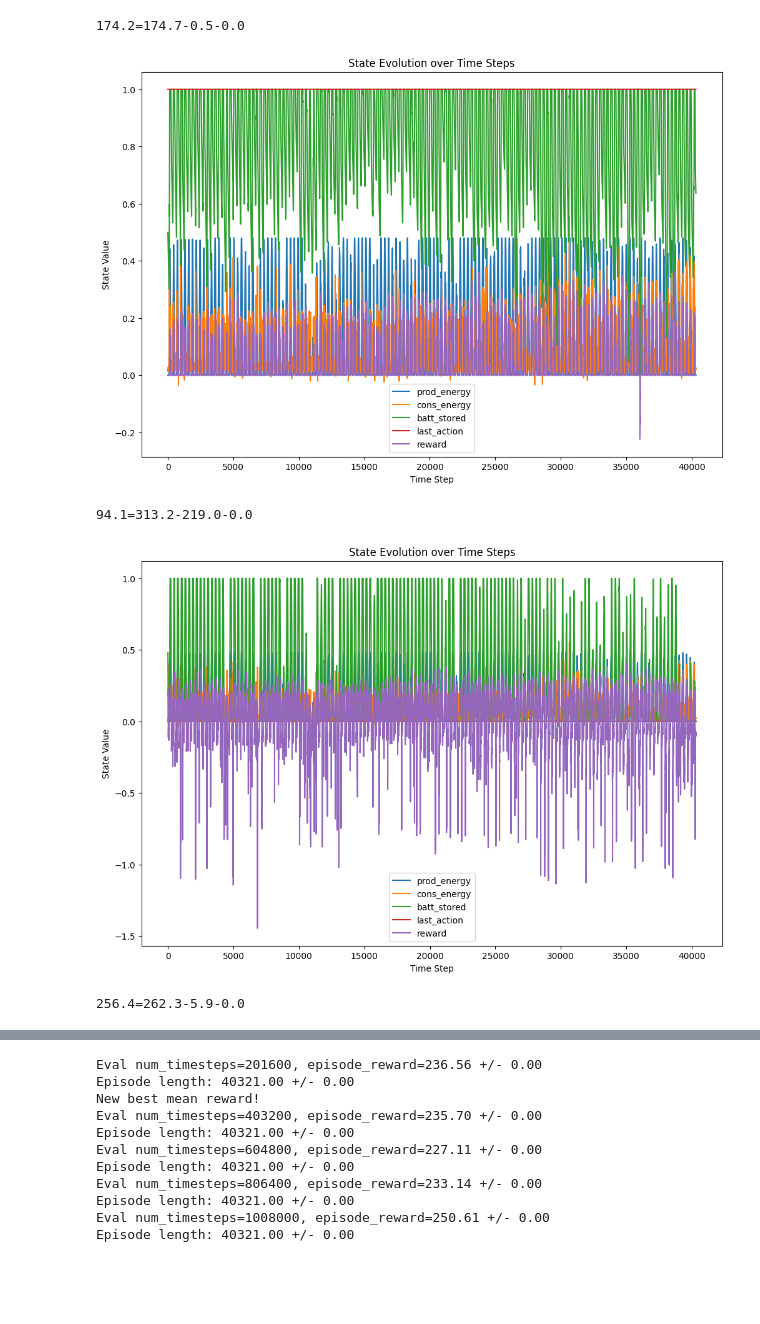
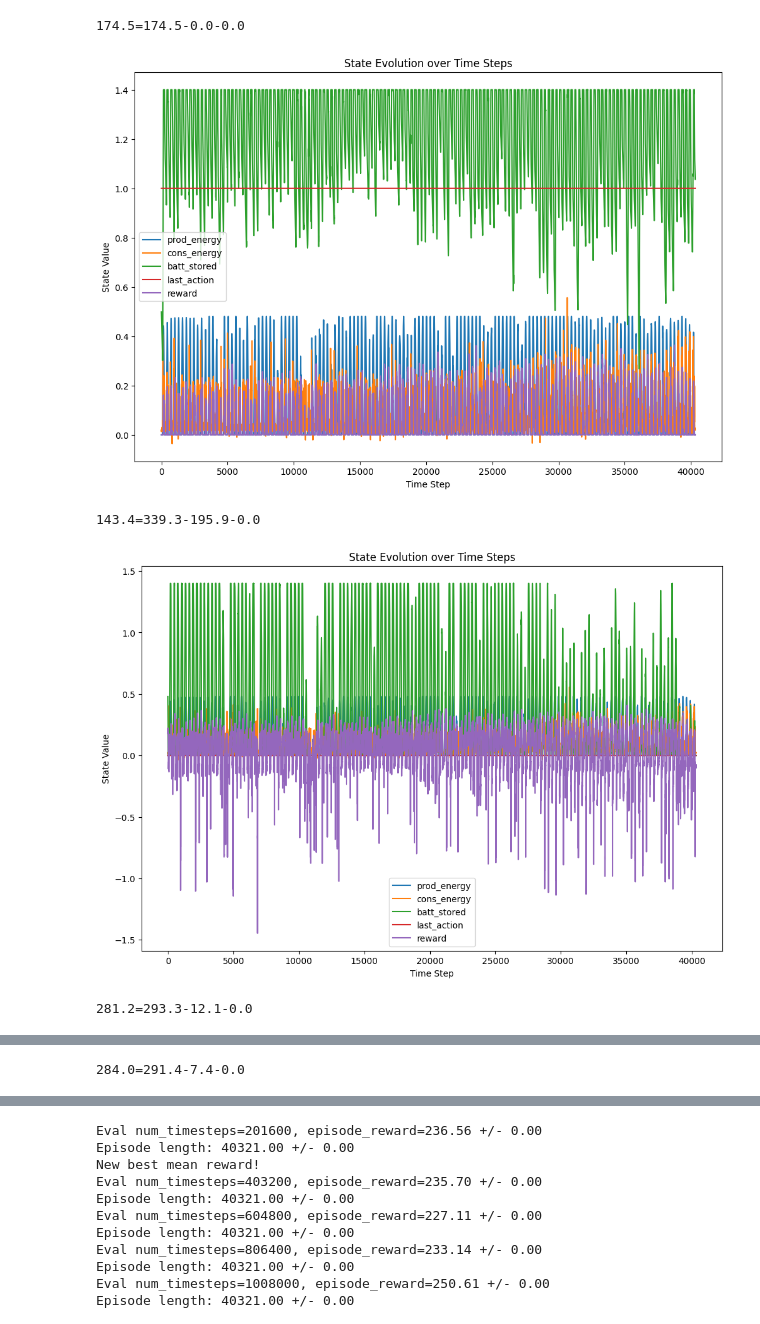
Before and after one commit to EmaR97/EnergyManagementRL, a Jupyter notebook: notebooks/02_model_training.ipynb, the cells around one changed output, grey strips where cells are left out. Drawn from its saved outputs; the diff is of its cells as text; code cells hidden in the pictures; blank space fills up the shorter version.

Commit message:
consumption history instead of forecast

```diff
--- a/notebooks/02_model_training.ipynb
+++ b/notebooks/02_model_training.ipynb
@@ -16,12 +16,12 @@ logging.basicConfig(
 complete_series_csv = '../data/complete_series.csv'
 df = pd.read_csv(complete_series_csv, parse_dates=['timestamp'])
 prod_sim = EnergySim(max_step=7200, power_series=df.production_w)
-cons_sim = EnergySim(max_step=6000, power_series=df.consumption_w, energy_type="consumption")
+cons_sim = ConsumptionSim(max_step=6000, power_series=df.consumption_w)
 battery_wear_rate = 0
 batt_sim = BatterySim(
     max_charge_rate=5000,
     max_discharge_rate=5000,
-    capacity=10000,
+    capacity=14000,
     battery_wear_rate=battery_wear_rate,
     current_charge=5000
 )
@@ -173,11 +173,14 @@ Episode length: 8065.00 +/- 0.00
 train_env.max_steps = full_period
 # %%
 trained_model = model_class.load(
-    best_model_path,
+    # best_model_path,
+    latest_model_path,
     env=train_env,
     verbose=0
 )
 eval_callback.eval_freq = train_env.max_steps * 5
+grid_sim.energy_price_buy = .8 / 1000
+
 trained_model.learn(
     total_timesteps=train_env.max_steps * 5 * 20,
     callback=eval_callback
@@ -206,29 +201,32 @@ trained_model.save("../logs/ppo_inverter_7")
 # %%
 grid_sim.energy_price_buy = .4 / 1000
-train_env.max_steps = full_period
-
-trained_model = model_class.load(
-    # "../logs/ppo_inverter",
+# train_env.max_steps = full_period
+#
+latest_model = model_class.load(
+    latest_model_path,
+    env=train_env
+)
+best_model = model_class.load(
     best_model_path,
     env=train_env
 )
 for model_to_test in [
     ConservativeModel(),
     GreedyModel(),
-    # SimpleModel(),
-    trained_model
+    latest_model,
+    best_model
 ]:
     _test_plot(
         train_env,
         model_to_test,
         full_period
+        # week
         # month
-        # week
         # day
     )
 # %% [output]
-174.2=174.7-0.5-0.0
+174.5=174.5-0.0-0.0
-[figure, old version]
+[figure, new version]
-94.1=313.2-219.0-0.0
+143.4=339.3-195.9-0.0
-[figure, old version]
+[figure, new version]
-256.4=262.3-5.9-0.0
+281.2=293.3-12.1-0.0
@@ -235,0 +234 @@ for model_to_test in [
+284.0=291.4-7.4-0.0
```
Also changed, not shown: parts of 8 cells of this notebook, 14 other files.
